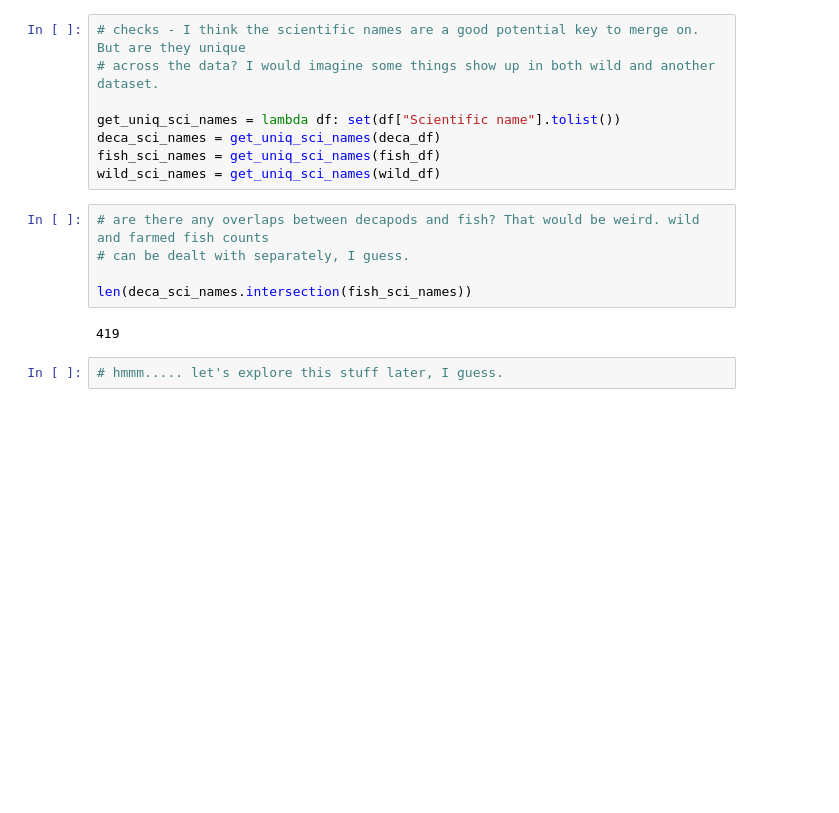
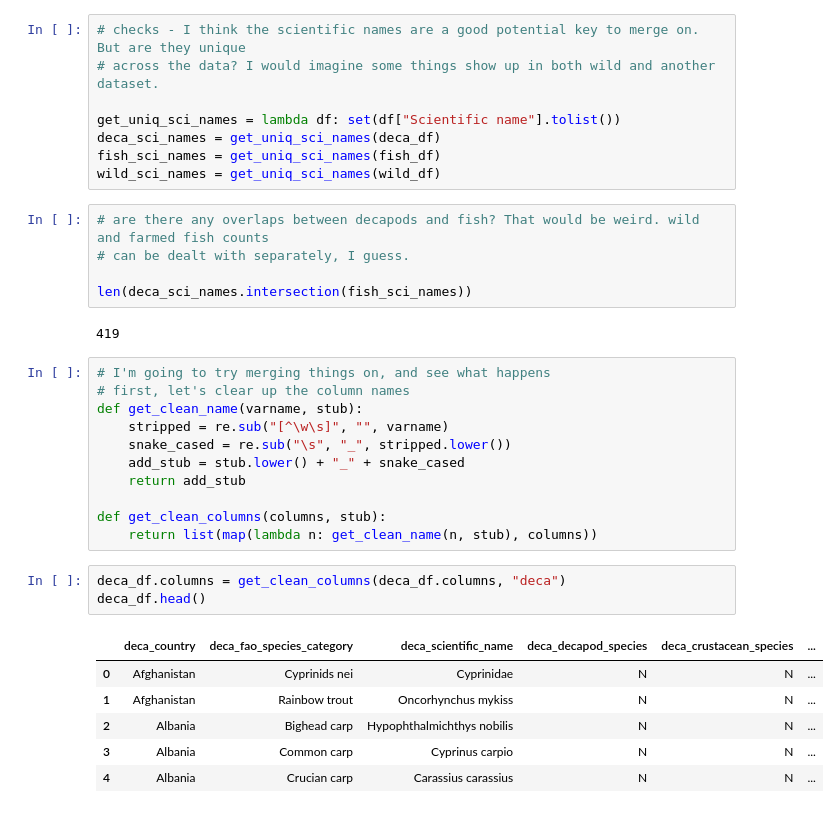
Before and after one commit to angelinahli/fish_welfare, a Jupyter notebook: scripts/old/suplemental_data.ipynb, the cells around one changed output. Drawn from its saved outputs; the diff is of its cells as text; blank space fills up the shorter version.

```diff
--- a/scripts/suplemental_data.ipynb
+++ b/scripts/old/suplemental_data.ipynb
@@ -207,5 +207,24 @@ wild_sci_names = get_uniq_sci_names(wild_df)
 len(deca_sci_names.intersection(fish_sci_names))
 # %% [output]
 419
-# %%
-# hmmm..... let's explore this stuff later, I guess.
+# %%
+# I'm going to try merging things on, and see what happens
+# first, let's clear up the column names
+def get_clean_name(varname, stub):
+    stripped = re.sub("[^\w\s]", "", varname)
+    snake_cased = re.sub("\s", "_", stripped.lower())
+    add_stub = stub.lower() + "_" + snake_cased
+    return add_stub
+
+def get_clean_columns(columns, stub):
+    return list(map(lambda n: get_clean_name(n, stub), columns))
+# %%
+deca_df.columns = get_clean_columns(deca_df.columns, "deca")
+deca_df.head()
+# %% [output]
+|  | deca_country | deca_fao_species_category | deca_scientific_name | deca_decapod_species | deca_crustacean_species | ... |
+| 0 | Afghanistan | Cyprinids nei | Cyprinidae | N | N | ... |
+| 1 | Afghanistan | Rainbow trout | Oncorhynchus mykiss | N | N | ... |
+| 2 | Albania | Bighead carp | Hypophthalmichthys nobilis | N | N | ... |
+| 3 | Albania | Common carp | Cyprinus carpio | N | N | ... |
+| 4 | Albania | Crucian carp | Carassius carassius | N | N | ... |
```
Also changed, not shown: parts of 1 cell of this notebook, 5 other files.
